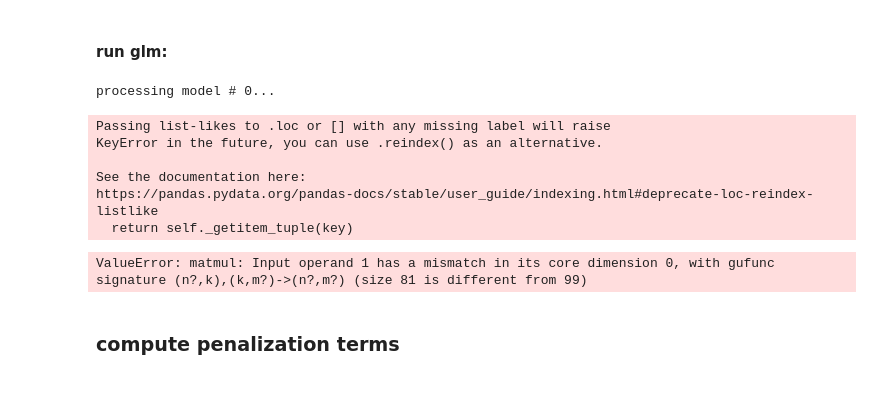
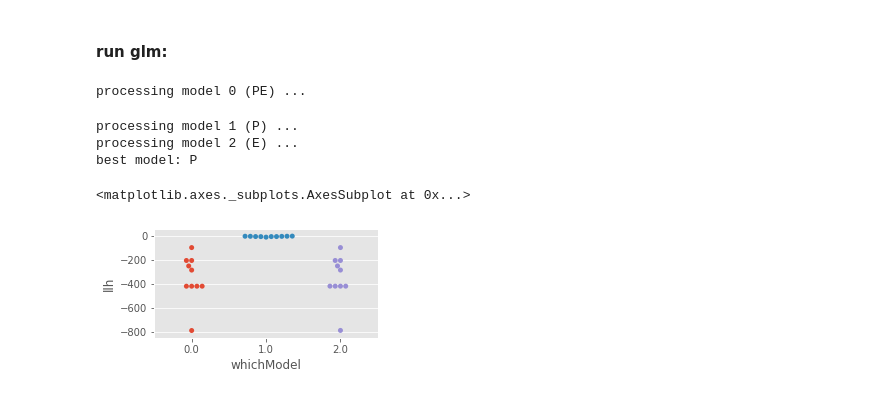
Before and after one commit to jncarpen/GLM-eb, a Jupyter notebook: GLM-eb.ipynb, the cells around one changed output. Drawn from its saved outputs; the diff is of its cells as text; code cells hidden in the pictures.

Commit message:
test run all three models

```diff
--- a/GLM-eb.ipynb
+++ b/GLM-eb.ipynb
@@ -124,10 +124,15 @@ class glm:
 
     def get_speed(self):
         '''get speed of the animal (cm*s^-2)'''
-        t=self.P[:,0]; x=self.P[:,1]; y=self.P[:,2];
-        ntime = len(t); v = np.zeros((ntime,1));
+
+        t=self.P[:,0]
+        x=self.P[:,1]
+        y=self.P[:,2]
+        ntime = len(t)
+        v = np.zeros((ntime,1));
 
         for idx in range(1,ntime-1):
+
             v[idx,0] = np.sqrt((x[idx+1]-x[idx-1])**2 + (y[idx+1]-y[idx-1])**2)/(t[idx+1]-t[idx-1])
         v[0,0] = v[1,0]; v[-1,0] = v[-2,0] # pad the array
 
@@ -159,7 +164,7 @@ class glm:
             _,nbins_p = np.shape(posgrid)
             A = np.zeros((ntime, nbins_p+nbins_eb)) #P+EB
             A[:,0:nbins_p] = posgrid; A[:,nbins_p:] = ebgrid
-            df=pd.DataFrame(A)
+            df = pd.DataFrame(A)
 
             # name columns & get expression
             colnames = [];
@@ -383,22 +388,27 @@ class glm:
             J_pos, J_pos_g, J_pos_h = self.rough_penalty(param,b_pos,vartype='2D')
 
             y_hat += J_pos
-            jac += J_pos_g
+            jac += np.concatenate((np.zeros(1), J_pos_g))
 
         elif modelType == 'E':
             J_eb, J_eb_g, J_eb_h = self.rough_penalty(param,b_eb,vartype='1D-circ')
 
             y_hat += J_eb
-            jac += J_eb_g
+            jac += np.concatenate((np.zeros(1), J_eb_g))
 
         elif modelType == 'PE':
-            J_pos, J_pos_g, J_pos_h = self.rough_penalty(param[:100],b_pos,vartype='2D')
-            J_eb, J_eb_g, J_eb_h = self.rough_penalty(param[100:],b_eb,vartype='1D-circ')
+            # split parameters for P and E
+            # @note: this should be soft-coded later
+            biasterm = param[0]
+            param_pos = np.append(biasterm, param[1:101])
+            param_eb = np.append(biasterm, param[101:])
+
+            J_pos, J_pos_g, J_pos_h = self.rough_penalty(param_pos,b_pos,vartype='2D')
+            J_eb, J_eb_g, J_eb_h = self.rough_penalty(param_eb,b_eb,vartype='1D-circ')
 
             y_hat += J_pos
             y_hat += J_eb
-            jac += J_pos_g
-            jac += J_eb_g
+            jac += np.concatenate((np.zeros(1), J_pos_g, J_eb_g))
 
         else:
             print('error: enter valid model type ("E", "P", "PE")')
@@ -470,11 +480,6 @@ class glm:
             J = beta * 0.5 * param.T @ M @ param
             J_g = beta * M @ param
             J_h = beta * M
-
-        # add the bias term for the gradient *
-        # @note: this has not been done for the hessian (but we will need
-        # to if we want to use it)
-        J_g = np.concatenate((np.zeros(1), J_g))
 
         return J, J_g, J_h
 
@@ -589,7 +594,7 @@ class glm:
         llh = np.vstack((llh[0], llh[1], llh[2]))
         whichModel = np.vstack((whichModel[0], whichModel[1], whichModel[2]))
         df = pd.DataFrame(np.hstack((llh,whichModel)), columns = ['llh','whichModel'])
-        ax = sns.swarmplot(x="whichModel", y="llh", data=df)
+        ax = sns.swarmplot(x="whichModel", y="llh", data=df);
 
         return ax
 # %%
@@ -629,7 +634,7 @@ labelDict = {
 }
 
 allModels = {}
-numModels = 2
+numModels = 3
 
 # get test/train indices (same for each model)
 kfoldIdx, kfoldIdx_df = g.kfoldSplit(nfolds=10)
@@ -638,44 +643,42 @@ kfoldIdx, kfoldIdx_df = g.kfoldSplit(nfolds=10)
 for model in range(numModels):
     mt = labelDict[model]
 
-    print('processing model # ' + str(model) + '(' + mt + ') ...')
+    print('processing model ' + str(model) + ' (' + mt + ') ...')
 
     modelDict = {}
 
     # get state matrix
     stateIn = stateDict[model]
     statemat, expr = g.squish_statemat(spiketrain, stateIn, modelType=mt)
 
     # optimize model parameters
     kres,train_y, test_y, train_x, test_x, train_y_raw, test_y_raw= g.kfoldOptim(kfoldIdx_df,statemat,modelType=labelDict[model])
 
     # check the model fit
     testfit = g.get_testFit(kres,train_y,test_y,train_x,test_x,train_y_raw,test_y_raw)
 
     modelDict['kfoldIdx'] = kfoldIdx_df
     modelDict['kres'] = kres
     modelDict['train_y'] = train_y
     modelDict['train_x'] = train_x
     modelDict['test_y'] = test_y
     modelDict['test_x'] = test_x
     modelDict['train_y_raw'] = train_y_raw
     modelDict['test_y_raw'] = test_y_raw
     modelDict['testfit'] = testfit
 
     # save in allModels dictionary
     allModels[model] = modelDict
 
-    llh, bestModel = g.findBestModel(allModels,labelDict)
+# model selection
+llh, bestModel = g.findBestModel(allModels,labelDict)
 
-    g.plot_llh(allModels,labelDict)
+# visualize results
+ax = g.plot_llh(allModels,labelDict)
 # %% [output]
-processing model # 0...
+processing model 0 (PE) ...
-Passing list-likes to .loc or [] with any missing label will raise
-KeyError in the future, you can use .reindex() as an alternative.
-
-See the documentation here:
-https://pandas.pydata.org/pandas-docs/stable/user_guide/indexing.html#deprecate-loc-reindex-listlike
-  return self._getitem_tuple(key)
+processing model 1 (P) ...
+processing model 2 (E) ...
+best model: P
-ValueError: matmul: Input operand 1 has a mismatch in its core dimension 0, with gufunc signature (n?,k),(k,m?)->(n?,m?) (size 81 is different from 99)
+<matplotlib.axes._subplots.AxesSubplot at 0x...>
+[figure, added]
-# %% [markdown]
-### compute penalization terms
```
Also changed, not shown: parts of 3 cells of this notebook, 1 other file.
